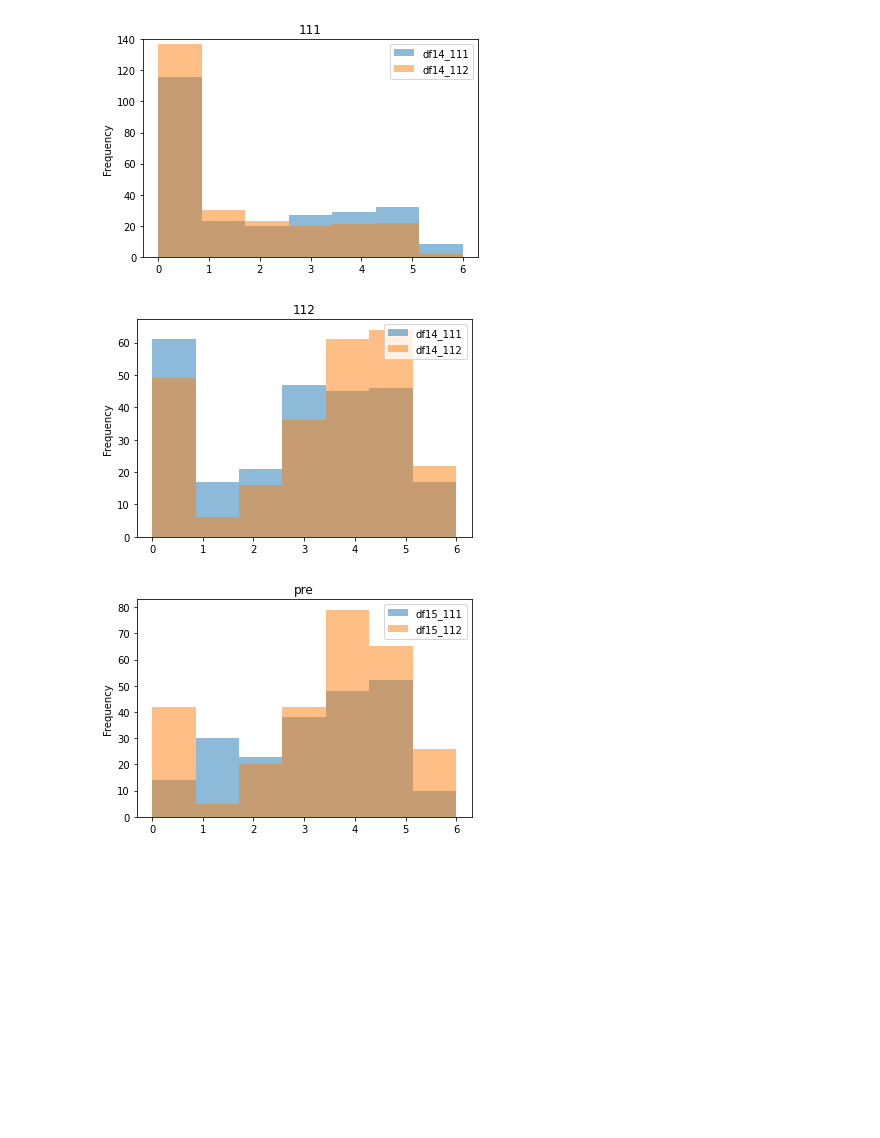
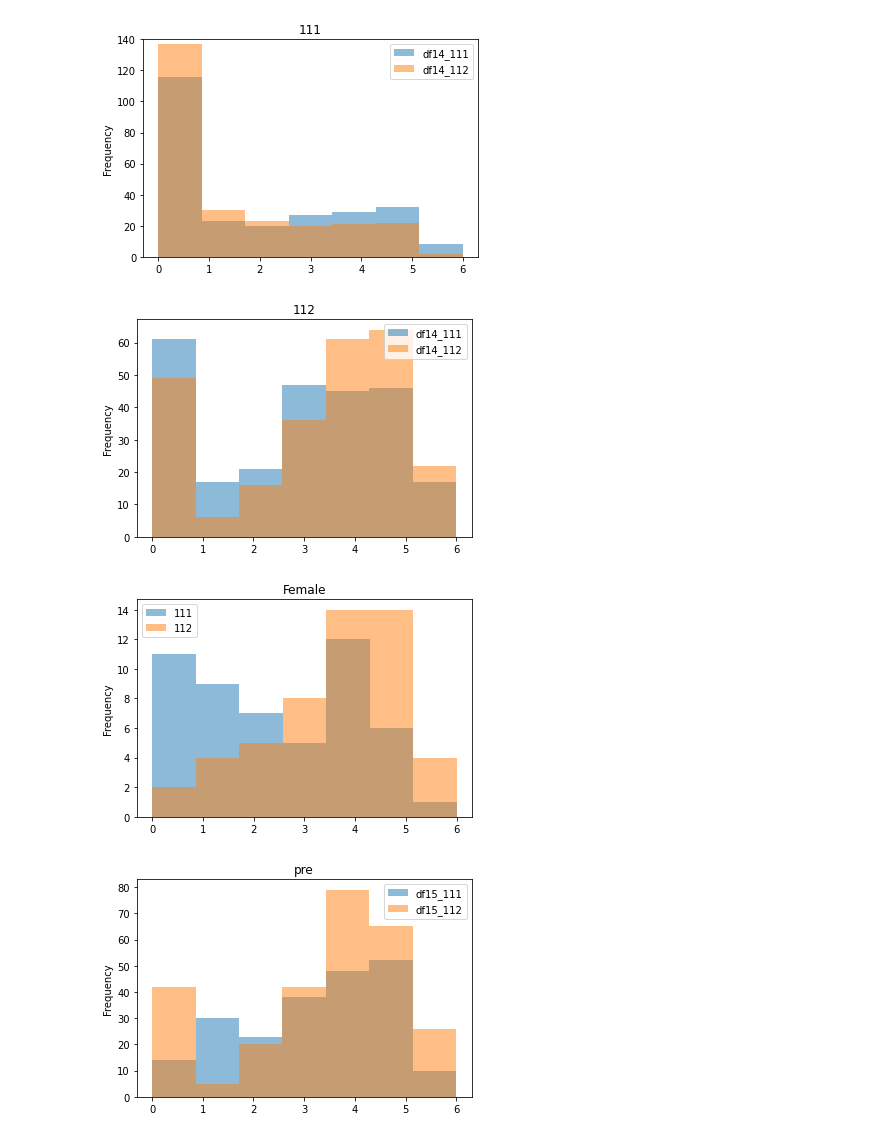
Before and after one commit to maya-patel/Honours-FCI-data, a Jupyter notebook: By Question-FDM-new.ipynb, the cells around one changed output. Drawn from its saved outputs; the diff is of its cells as text; code cells hidden in the pictures; blank space fills up the shorter version.

```diff
--- a/By Question-FDM-new.ipynb
+++ b/By Question-FDM-new.ipynb
@@ -72,20 +111,29 @@ def calculate_post_score_FDM_2020(student):
 # %%
 df14_111.apply(calculate_pre_score_FDM, axis=1).plot.hist(alpha=0.5, bins=7)
 df14_111.apply(calculate_post_score_FDM, axis=1).plot.hist(alpha=0.5, bins=7)
 plt.legend(["df14_111", "df14_112"])
 plt.title("111")
 plt.ylim(0,140)
 plt.show()
 
-
 df14_112.apply(calculate_post_score_FDM, axis=1).plot.hist(alpha=0.5, bins=7)
 df14_112.apply(calculate_pre_score_FDM, axis=1).plot.hist(alpha=0.5, bins=7)
 plt.legend(["df14_111", "df14_112"])
 plt.title("112")
 plt.show()
+
+is_f = df14_111['PRE Q85']== 'A'
+df_f = df14_111[is_f]
+
+df_f.apply(calculate_post_score_FDM, axis=1).plot.hist(alpha=0.5, bins=7)
+df_f.apply(calculate_pre_score_FDM, axis=1).plot.hist(alpha=0.5, bins=7)
+plt.legend(["111", "112"])
+plt.title("Female")
+plt.show()
 # %% [output]
 [figure]
 [figure]
+[figure, added]
 # %%
 df15_111.apply(calculate_pre_score_FDM, axis=1).plot.hist(alpha=0.5, bins=7)
 df15_112.apply(calculate_pre_score_FDM, axis=1).plot.hist(alpha=0.5, bins=7)
```
Also changed, not shown: parts of 3 cells of this notebook, 3 other files.
